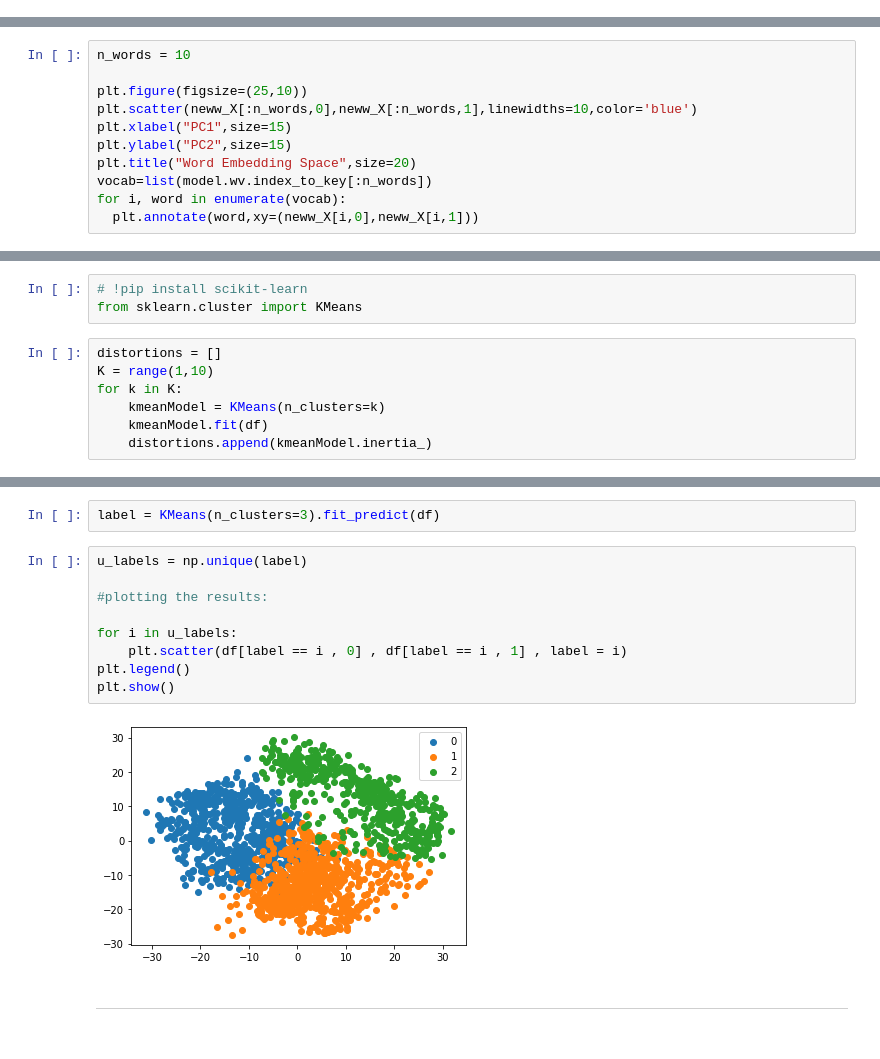
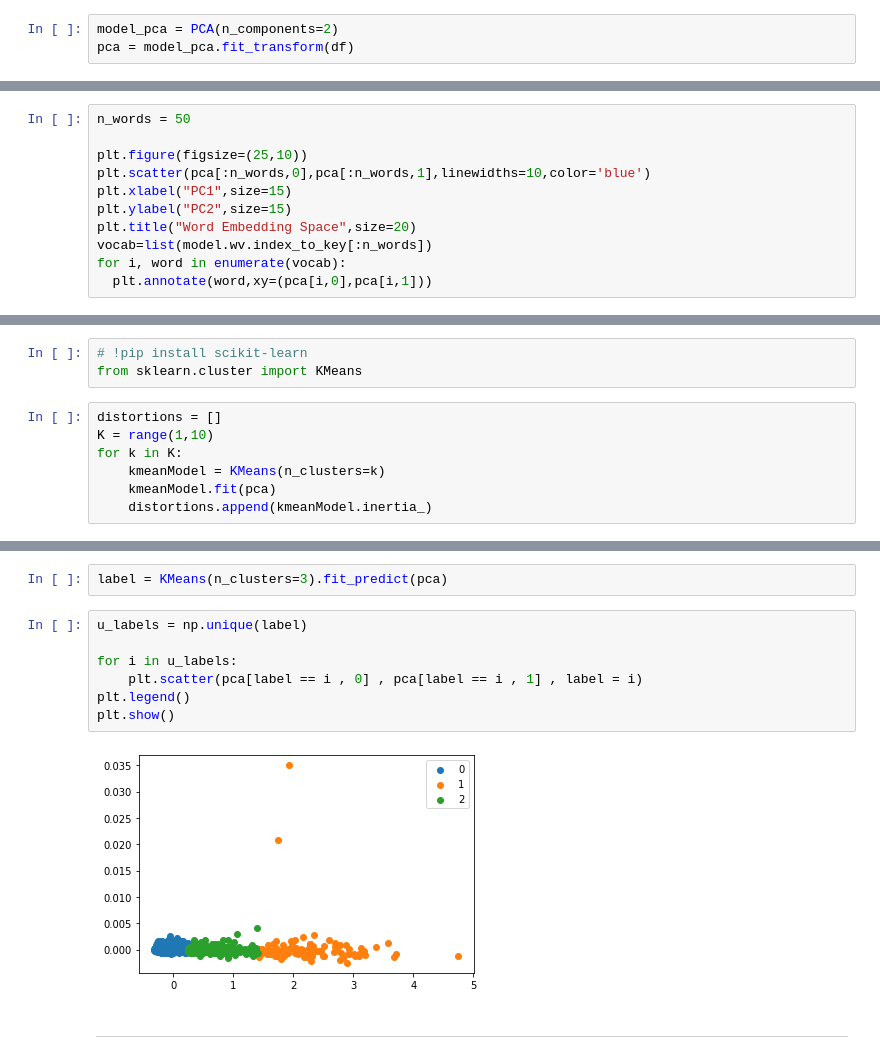
Before and after one commit to brunno-oliveira/algorithms, a Jupyter notebook: ufpr/topicos_ia/text_mining.ipynb, the cells around one changed output, grey strips where cells are left out. Saved outputs shown, nothing was run; the diff lists cells and outputs as text.

```diff
--- a/ufpr/topicos_ia/text_mining.ipynb
+++ b/ufpr/topicos_ia/text_mining.ipynb
@@ -263,0 +234,3 @@ array([-60.73060116, -60.53918546,  60.71569025, ..., -60.71772279,
+# %%
+model_pca = PCA(n_components=2)
+pca = model_pca.fit_transform(df)
@@ -264,12 +250,12 @@ array([-60.73060116, -60.53918546,  60.71569025, ..., -60.71772279,
 # %%
-n_words = 10
+n_words = 50
 
 plt.figure(figsize=(25,10))
-plt.scatter(neww_X[:n_words,0],neww_X[:n_words,1],linewidths=10,color='blue')
+plt.scatter(pca[:n_words,0],pca[:n_words,1],linewidths=10,color='blue')
 plt.xlabel("PC1",size=15)
 plt.ylabel("PC2",size=15)
 plt.title("Word Embedding Space",size=20)
 vocab=list(model.wv.index_to_key[:n_words])
 for i, word in enumerate(vocab):
-  plt.annotate(word,xy=(neww_X[i,0],neww_X[i,1]))
+  plt.annotate(word,xy=(pca[i,0],pca[i,1]))
 # %% [output]
@@ -284,7 +270,7 @@ distortions = []
 K = range(1,10)
 for k in K:
     kmeanModel = KMeans(n_clusters=k)
-    kmeanModel.fit(df)
+    kmeanModel.fit(pca)
     distortions.append(kmeanModel.inertia_)
 # %%
 plt.figure(figsize=(16,8))
@@ -298,16 +284,14 @@ plt.show()
 # %%
-label = KMeans(n_clusters=3).fit_predict(df)
+label = KMeans(n_clusters=3).fit_predict(pca)
 # %%
 u_labels = np.unique(label)
 
-#plotting the results:
-
 for i in u_labels:
-    plt.scatter(df[label == i , 0] , df[label == i , 1] , label = i)
+    plt.scatter(pca[label == i , 0] , pca[label == i , 1] , label = i)
 plt.legend()
 plt.show()
 # %% [output]
-[figure, old version]
+[figure, new version]
 # %% [markdown]
 ---
 # %%
```
Also changed, not shown: parts of 14 cells of this notebook.
